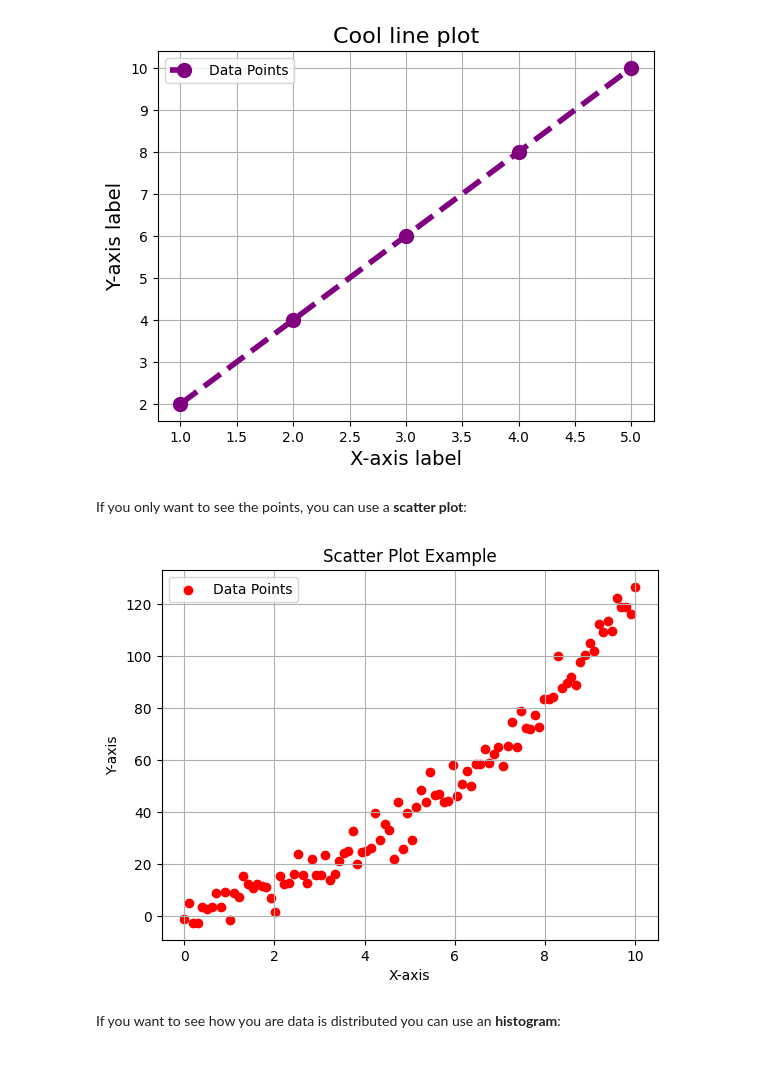
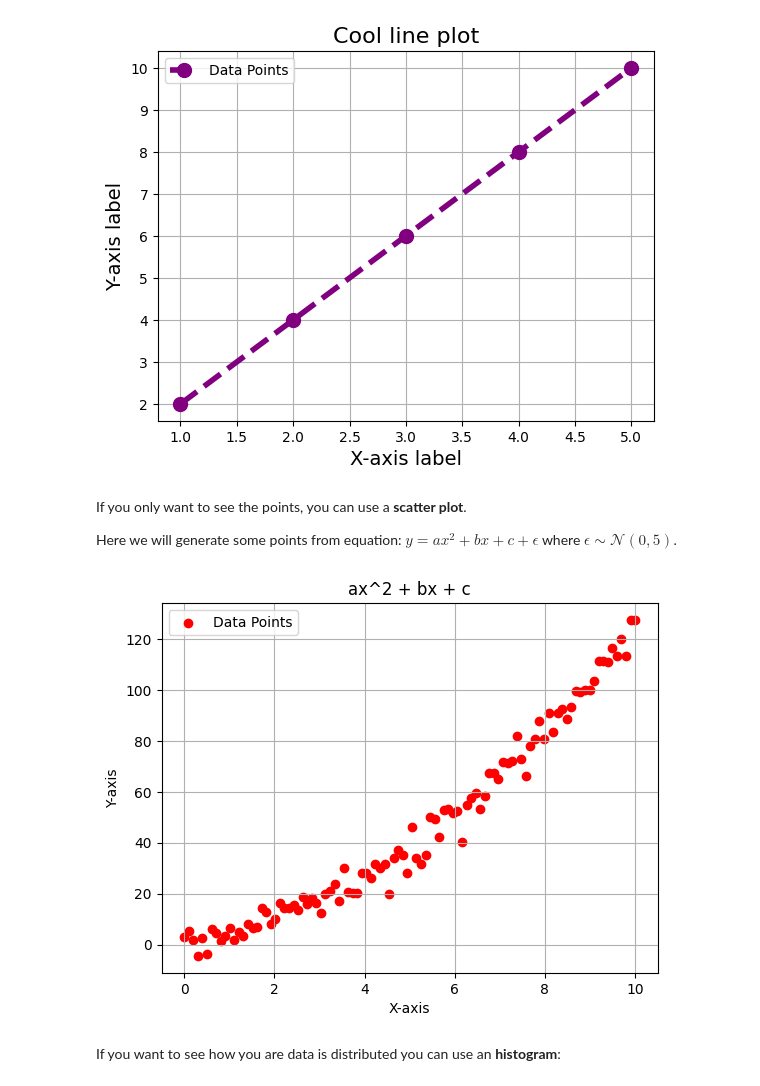
Before and after one commit to FedericoMilanesio/Unito-NeuralNetworks, a Jupyter notebook: notebooks/Lesson0.ipynb, the cells around one changed output. Saved outputs shown, nothing was run; the diff lists cells and outputs as text; code cells hidden in the pictures.

```diff
--- a/notebooks/Lesson0.ipynb
+++ b/notebooks/Lesson0.ipynb
@@ -520,41 +533,43 @@ plt.show()
 # %% [output]
 [figure]
 # %% [markdown]
-If you only want to see the points, you can use a **scatter plot**:
+If you only want to see the points, you can use a **scatter plot**.
+
+Here we will generate some points from equation: $y=a x^2 + bx+c + \epsilon$ where $\epsilon\sim\mathcal{N}(0,5)$.
 # %%
 # we define a function of a curve, and we add noise to the points
 def noisy_parabola (x,a,b,c):
   y= x**2*a + x*b + c
 
   mean = 0              # mean of the distribution
   std_dev = 5           # standard deviation of the distribution
   num_samples = len(x)  # number of random samples to generate
 
   noise = np.random.normal(mean, std_dev, num_samples)
 
   y_nois = y + noise
 
   return (y_nois)
 
 x = np.linspace (0,10,100)
 
-# we call the function that creates the y array
+# we call the function that creates the y array and set a,b,c
 y = noisy_parabola(x,1,2,3)
 
 
 # a scatter plot with custom instructions
 plt.scatter(x, y, color='red', marker='o', label='Data Points')
 
 plt.xlabel('X-axis')
 plt.ylabel('Y-axis')
-plt.title('Scatter Plot Example')
+plt.title('ax^2 + bx + c')
 
 plt.legend()
 plt.grid(True)
 
 plt.show()
 # %% [output]
-[figure, old version]
+[figure, new version]
 # %% [markdown]
 If you want to see how you are data is distributed you can use an **histogram**:
 # %%
```
Also changed, not shown: parts of 37 cells of this notebook.
